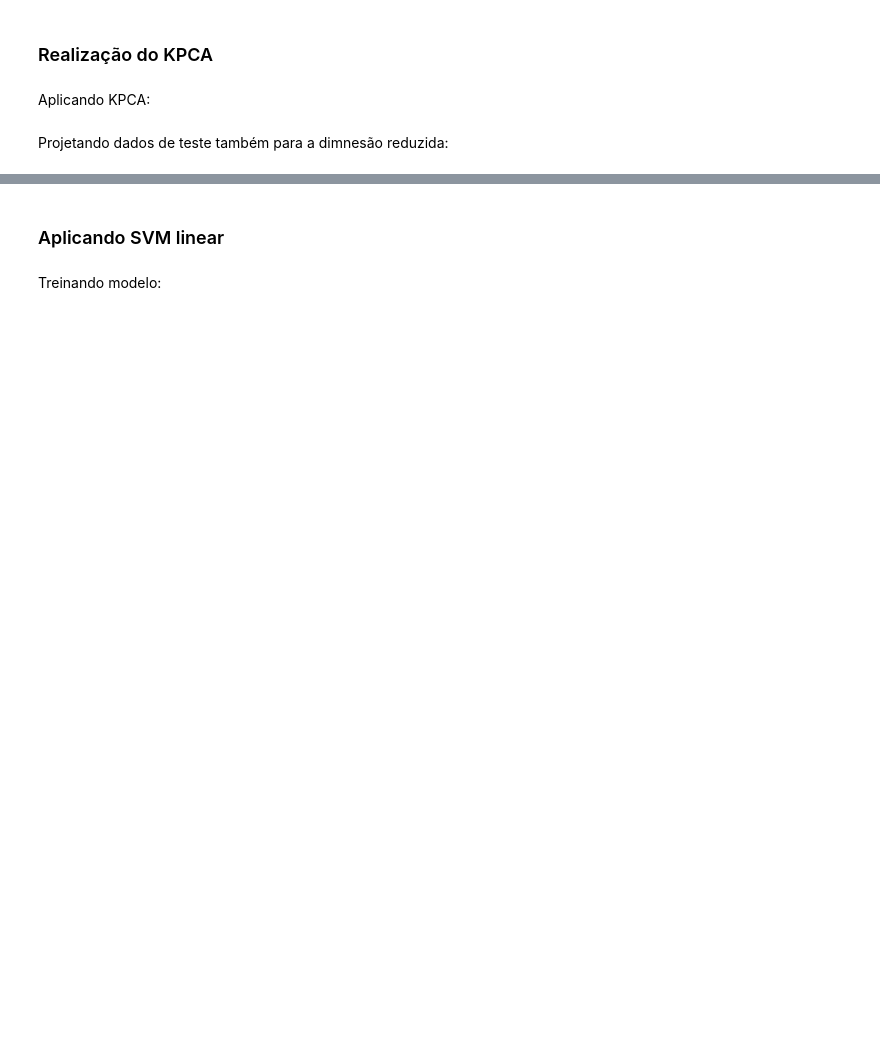
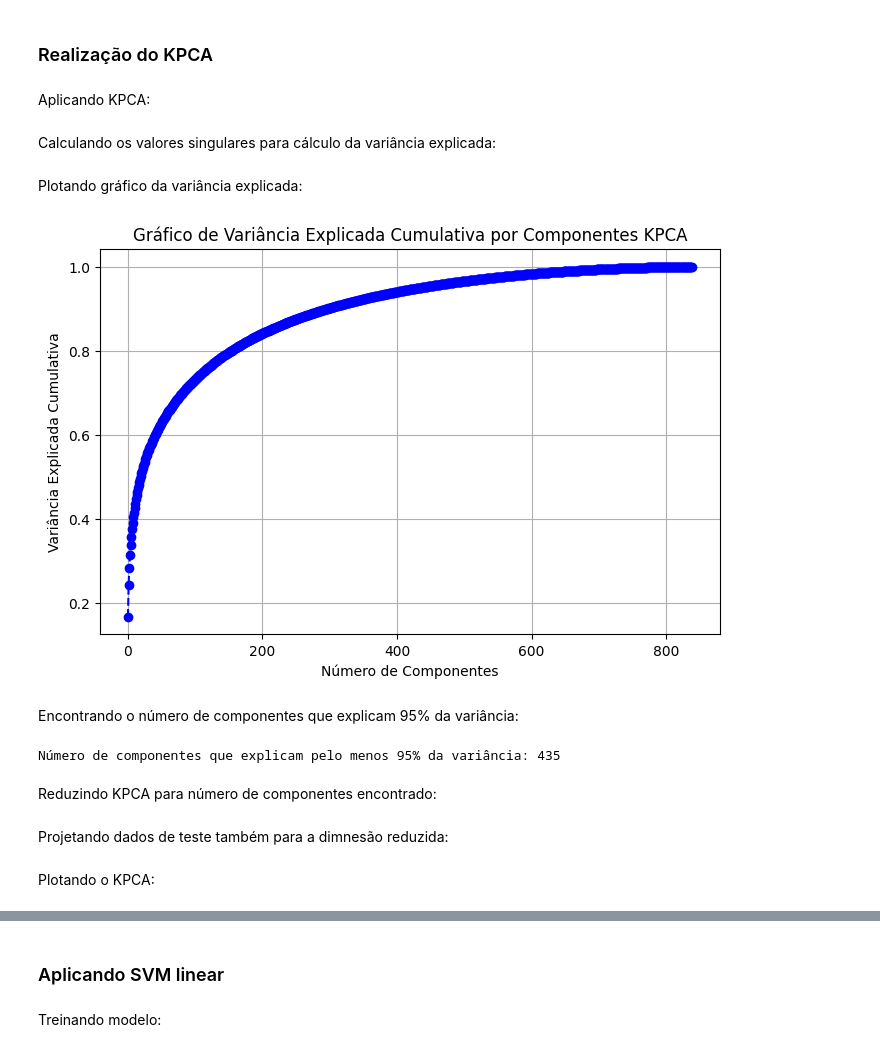
Before and after one commit to lorran-araujo/LNCC, a Jupyter notebook: disciplinas/redes-neurais/codes/lista3/exercicio1.ipynb, the cells around one changed output, grey strips where cells are left out. Cells and saved outputs as stored; diff of their text form; code cells hidden in the pictures; blank space fills up the shorter version.

Commit message:
update PCA e KPCA

```diff
--- a/disciplinas/redes-neurais/codes/lista3/exercicio1.ipynb
+++ b/disciplinas/redes-neurais/codes/lista3/exercicio1.ipynb
@@ -114,4 +128,39 @@ plt.show()
 ### Realização do KPCA
 # %% [markdown]
 Aplicando KPCA:
+# %%
+#kpca = KernelPCA(kernel='poly', gamma=0.1, fit_inverse_transform=True)  # Usando kernel polinomial
+kpca = KernelPCA(kernel='poly', fit_inverse_transform=True)
+x_train_kpca = kpca.fit_transform(X_train)
+# %% [markdown]
+Calculando os valores singulares para cálculo da variância explicada:
+# %%
+# Calcular os valores singulares usando SVD
+U, S, V = np.linalg.svd(x_train_kpca)
+
+# Variância explicada cumulativa (normalizando pela soma dos valores singulares ao quadrado)
+variancia_explicada_cumulativa = np.cumsum(S ** 2 / np.sum(S ** 2))
+# %% [markdown]
+Plotando gráfico da variância explicada:
+# %%
+# Plotar o gráfico
+plt.figure(figsize=(8, 5))
+plt.plot(variancia_explicada_cumulativa, marker='o', linestyle='--', color='b')
+plt.xlabel('Número de Componentes')
+plt.ylabel('Variância Explicada Cumulativa')
+plt.title('Gráfico de Variância Explicada Cumulativa por Componentes KPCA')
+plt.grid()
+plt.show()
+# %% [output]
+[figure, added]
+# %% [markdown]
+Encontrando o número de componentes que explicam 95% da variância:
+# %%
+n_componentes_95 = np.argmax(variancia_explicada_cumulativa >= 0.95) + 1
+
+print(f'Número de componentes que explicam pelo menos 95% da variância: {n_componentes_95}')
+# %% [output]
+Número de componentes que explicam pelo menos 95% da variância: 435
+# %% [markdown]
+Reduzindo KPCA para número de componentes encontrado:
 # %%
@@ -121,3 +170,5 @@ x_train_kpca = kpca.fit_transform(X_train)
 Projetando dados de teste também para a dimnesão reduzida:
 # %%
 X_test_kpca = kpca.transform(X_test)
+# %% [markdown]
+Plotando o KPCA:
```
Also changed, not shown: parts of 37 cells of this notebook, 2 other files.
